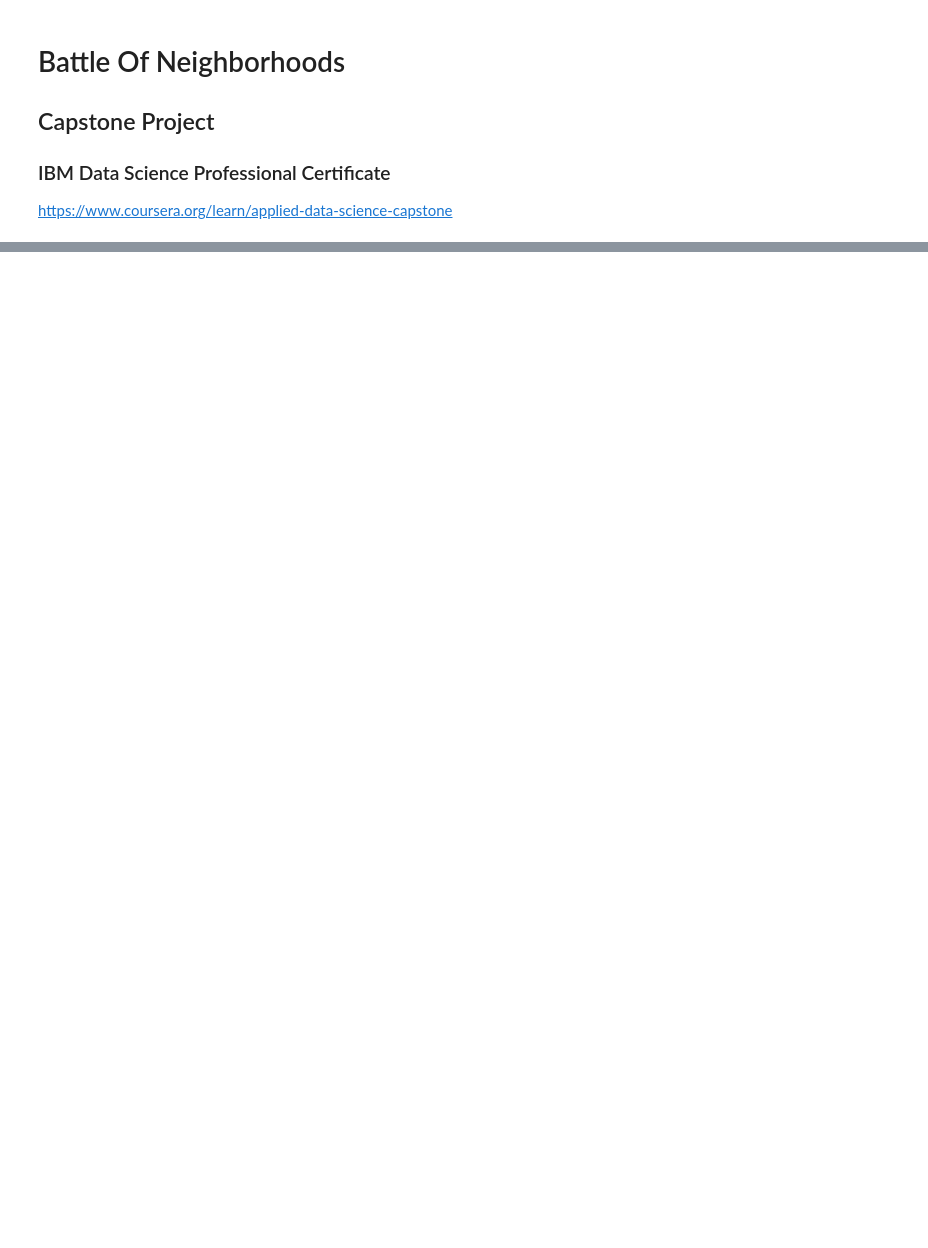
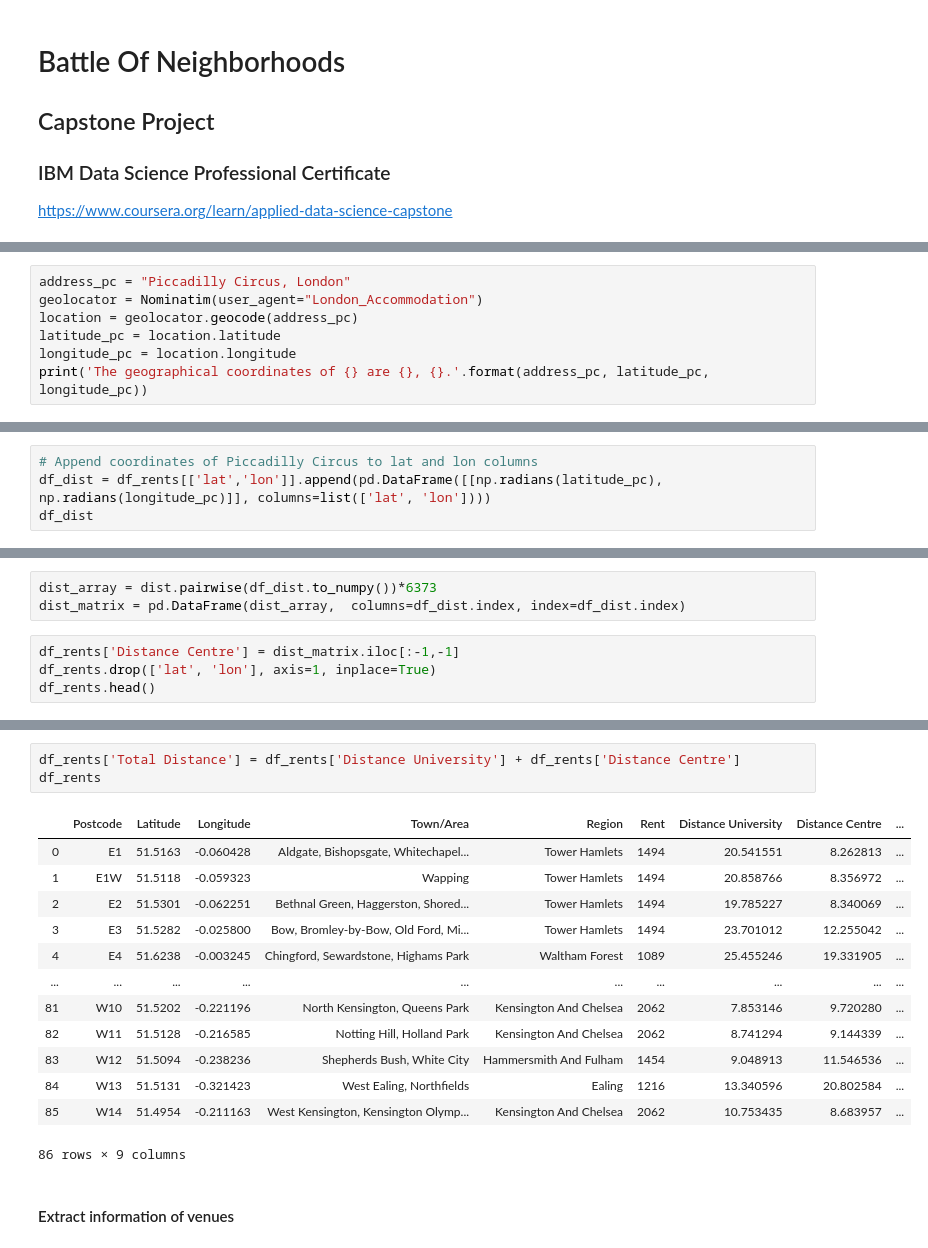
Before and after one commit to DAndresSanchez/Optimal_Location_London, a Jupyter notebook: BattleOfNeighborhoods.ipynb, the cells around one changed output, grey strips where cells are left out. Cells and saved outputs as stored; diff of their text form; blank space fills up the shorter version.

Commit message:
Preprocessing of data

```diff
--- a/BattleOfNeighborhoods.ipynb
+++ b/BattleOfNeighborhoods.ipynb
@@ -24,0 +295,7 @@ The accomodation must be located close to Middlesex University. Foursquare data
+# %%
+address_pc = "Piccadilly Circus, London"
+geolocator = Nominatim(user_agent="London_Accommodation")
+location = geolocator.geocode(address_pc)
+latitude_pc = location.latitude
+longitude_pc = location.longitude
+print('The geographical coordinates of {} are {}, {}.'.format(address_pc, latitude_pc, longitude_pc))
@@ -24,0 +304,4 @@ The accomodation must be located close to Middlesex University. Foursquare data
+# %%
+# Append coordinates of Piccadilly Circus to lat and lon columns
+df_dist = df_rents[['lat','lon']].append(pd.DataFrame([[np.radians(latitude_pc), np.radians(longitude_pc)]], columns=list(['lat', 'lon'])))
+df_dist
@@ -24,0 +322,7 @@ The accomodation must be located close to Middlesex University. Foursquare data
+# %%
+dist_array = dist.pairwise(df_dist.to_numpy())*6373
+dist_matrix = pd.DataFrame(dist_array,  columns=df_dist.index, index=df_dist.index)
+# %%
+df_rents['Distance Centre'] = dist_matrix.iloc[:-1,-1]
+df_rents.drop(['lat', 'lon'], axis=1, inplace=True)
+df_rents.head()
@@ -24,0 +336,19 @@ The accomodation must be located close to Middlesex University. Foursquare data
+# %%
+df_rents['Total Distance'] = df_rents['Distance University'] + df_rents['Distance Centre']
+df_rents
+# %% [output]
+|  | Postcode | Latitude | Longitude | Town/Area | Region | Rent | Distance University | Distance Centre | ... |
+| 0 | E1 | 51.5163 | -0.060428 | Aldgate, Bishopsgate, Whitechapel... | Tower Hamlets | 1494 | 20.541551 | 8.262813 | ... |
+| 1 | E1W | 51.5118 | -0.059323 | Wapping | Tower Hamlets | 1494 | 20.858766 | 8.356972 | ... |
+| 2 | E2 | 51.5301 | -0.062251 | Bethnal Green, Haggerston, Shored... | Tower Hamlets | 1494 | 19.785227 | 8.340069 | ... |
+| 3 | E3 | 51.5282 | -0.025800 | Bow, Bromley-by-Bow, Old Ford, Mi... | Tower Hamlets | 1494 | 23.701012 | 12.255042 | ... |
+| 4 | E4 | 51.6238 | -0.003245 | Chingford, Sewardstone, Highams Park | Waltham Forest | 1089 | 25.455246 | 19.331905 | ... |
+| ... | ... | ... | ... | ... | ... | ... | ... | ... | ... |
+| 81 | W10 | 51.5202 | -0.221196 | North Kensington, Queens Park | Kensington And Chelsea | 2062 | 7.853146 | 9.720280 | ... |
+| 82 | W11 | 51.5128 | -0.216585 | Notting Hill, Holland Park | Kensington And Chelsea | 2062 | 8.741294 | 9.144339 | ... |
+| 83 | W12 | 51.5094 | -0.238236 | Shepherds Bush, White City | Hammersmith And Fulham | 1454 | 9.048913 | 11.546536 | ... |
+| 84 | W13 | 51.5131 | -0.321423 | West Ealing, Northfields | Ealing | 1216 | 13.340596 | 20.802584 | ... |
+| 85 | W14 | 51.4954 | -0.211163 | West Kensington, Kensington Olymp... | Kensington And Chelsea | 2062 | 10.753435 | 8.683957 | ... |
+86 rows × 9 columns
+# %% [markdown]
+#### Extract information of venues
```
Also changed, not shown: parts of 71 cells of this notebook.
